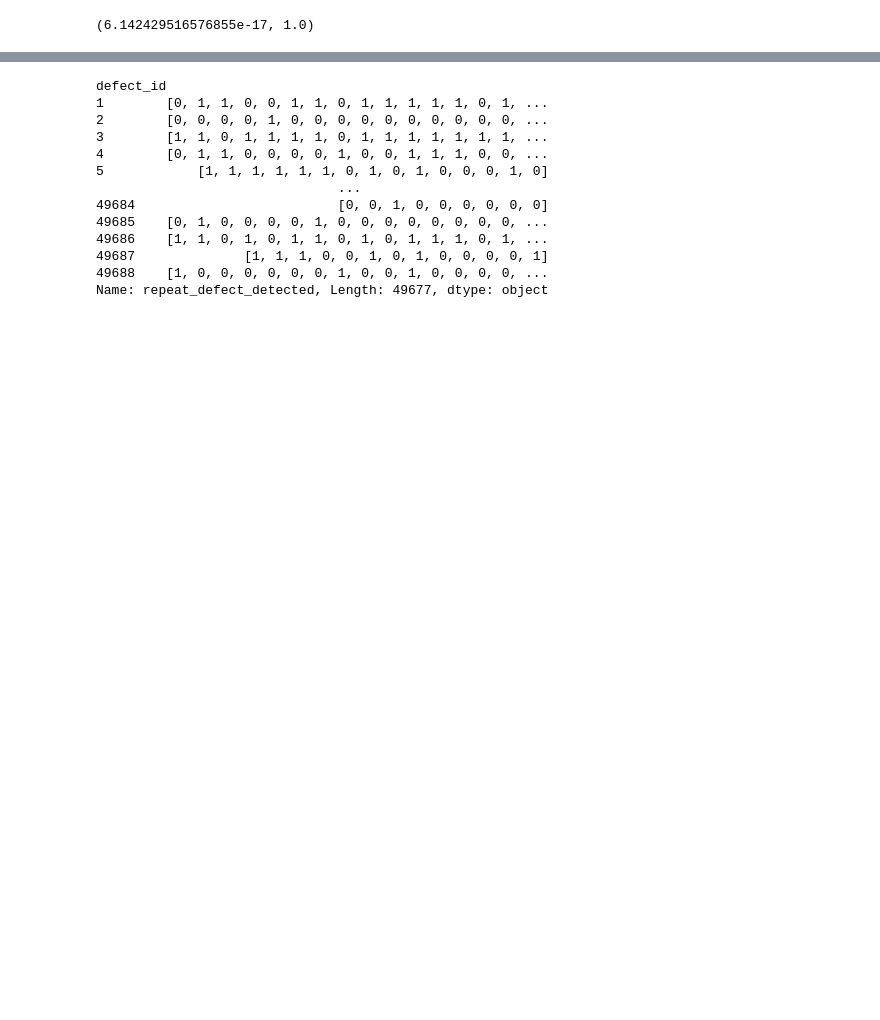
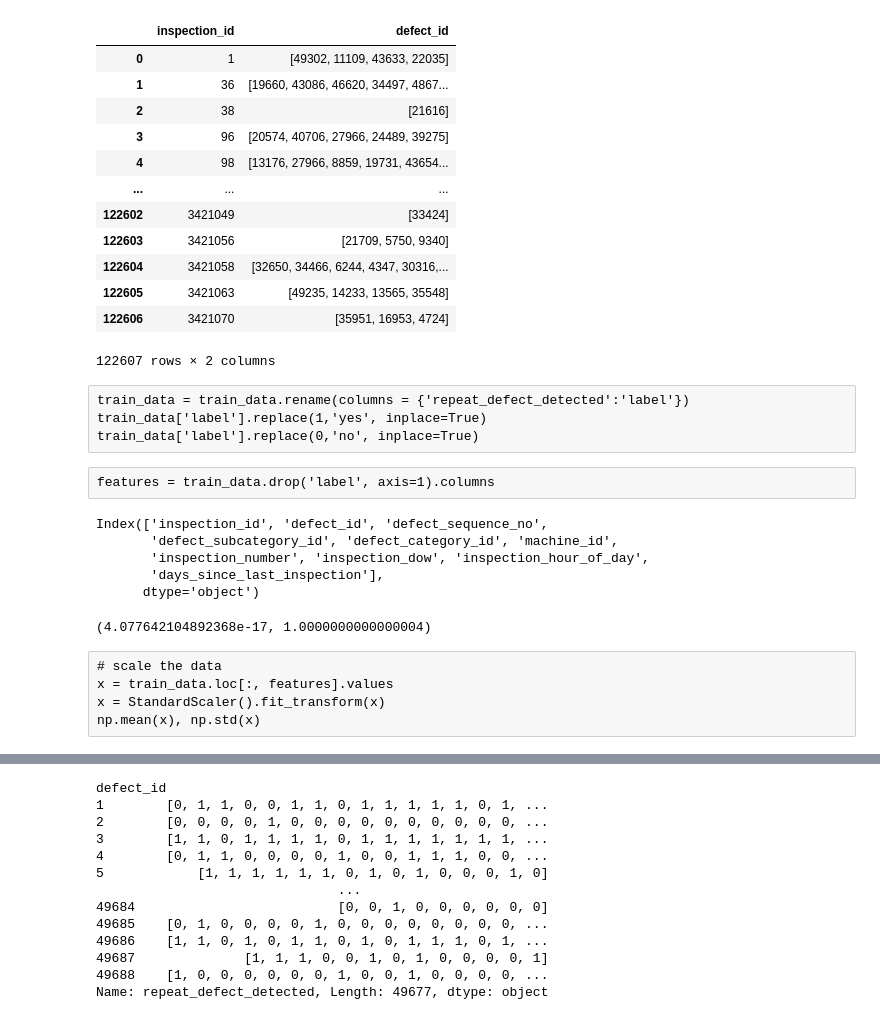
Before and after one commit to yanjunteochew/predictionaai, a Jupyter notebook: prediction EDA.ipynb, the cells around one changed output, grey strips where cells are left out. Drawn from its saved outputs; the diff is of its cells as text; code cells hidden in the pictures; blank space fills up the shorter version.

```diff
--- a/prediction EDA.ipynb
+++ b/prediction EDA.ipynb
@@ -7,6 +7,7 @@ import plotly.express as px
 from sklearn.preprocessing import StandardScaler
 from sklearn.decomposition import PCA
 # %%
-historical_defects = pd.read_csv('data\historical_defects.csv')
-inspection_sessions = pd.read_csv('data\inspection_sessions.csv')
-defects = pd.read_csv('data\defects.csv')
+historical_defects = pd.read_csv('data/historical_defects.csv')
+inspection_sessions = pd.read_csv('data/inspection_sessions.csv')
+defects = pd.read_csv('data/defects.csv')
+train_defects = pd.read_csv('data/train_defects.csv', delimiter=',')
@@ -48,4 +14,8 @@ train_data
 # %%
+train_data = train_defects.merge(defects, on="defect_id")
 train_data = train_data.rename(columns = {'repeat_defect_detected':'label'})
-train_data['label'].replace(1,'yes', inplace=True)
-train_data['label'].replace(0,'no', inplace=True)
+
+train_data1 = train_data.merge(inspection_sessions, on='inspection_id')
+train_data1['label'].replace(1,'yes', inplace=True)
+train_data1['label'].replace(0,'no', inplace=True)
+features = train_data1.drop(['label','eval_set'], axis=1).columns
@@ -54,10 +38,45 @@ features = train_data.drop('label', axis=1).columns
+# %%
+train_data1[(train_data1['label']=='yes')&(train_data1['eval_set']=='train')].groupby('inspection_id')['defect_id'].apply(list).reset_index()
+# %% [output]
+|  | inspection_id | defect_id |
+| 0 | 1 | [49302, 11109, 43633, 22035] |
+| 1 | 36 | [19660, 43086, 46620, 34497, 4867... |
+| 2 | 38 | [21616] |
+| 3 | 96 | [20574, 40706, 27966, 24489, 39275] |
+| 4 | 98 | [13176, 27966, 8859, 19731, 43654... |
+| ... | ... | ... |
+| 122602 | 3421049 | [33424] |
+| 122603 | 3421056 | [21709, 5750, 9340] |
+| 122604 | 3421058 | [32650, 34466, 6244, 4347, 30316,... |
+| 122605 | 3421063 | [49235, 14233, 13565, 35548] |
+| 122606 | 3421070 | [35951, 16953, 4724] |
+122607 rows × 2 columns
+# %% [raw]
+train_data = train_data.rename(columns = {'repeat_defect_detected':'label'})
+train_data['label'].replace(1,'yes', inplace=True)
+train_data['label'].replace(0,'no', inplace=True)
+# %% [raw]
+features = train_data.drop('label', axis=1).columns
+# %%
+features
+# %% [output]
+Index(['inspection_id', 'defect_id', 'defect_sequence_no',
+       'defect_subcategory_id', 'defect_category_id', 'machine_id',
+       'inspection_number', 'inspection_dow', 'inspection_hour_of_day',
+       'days_since_last_inspection'],
+      dtype='object')
 # %%
 # scale the data
-x = train_data.loc[:, features].values
+x = train_data1.loc[:, features].values
 x = StandardScaler().fit_transform(x)
 np.mean(x), np.std(x)
 # %% [output]
-(6.142429516576855e-17, 1.0)
+(4.077642104892368e-17, 1.0000000000000004)
+# %% [raw]
+# scale the data
+x = train_data.loc[:, features].values
+x = StandardScaler().fit_transform(x)
+np.mean(x), np.std(x)
 # %%
 train_data_scaled = pd.DataFrame(x, columns=features)
 # %%
```
Also changed, not shown: parts of 16 cells of this notebook.
